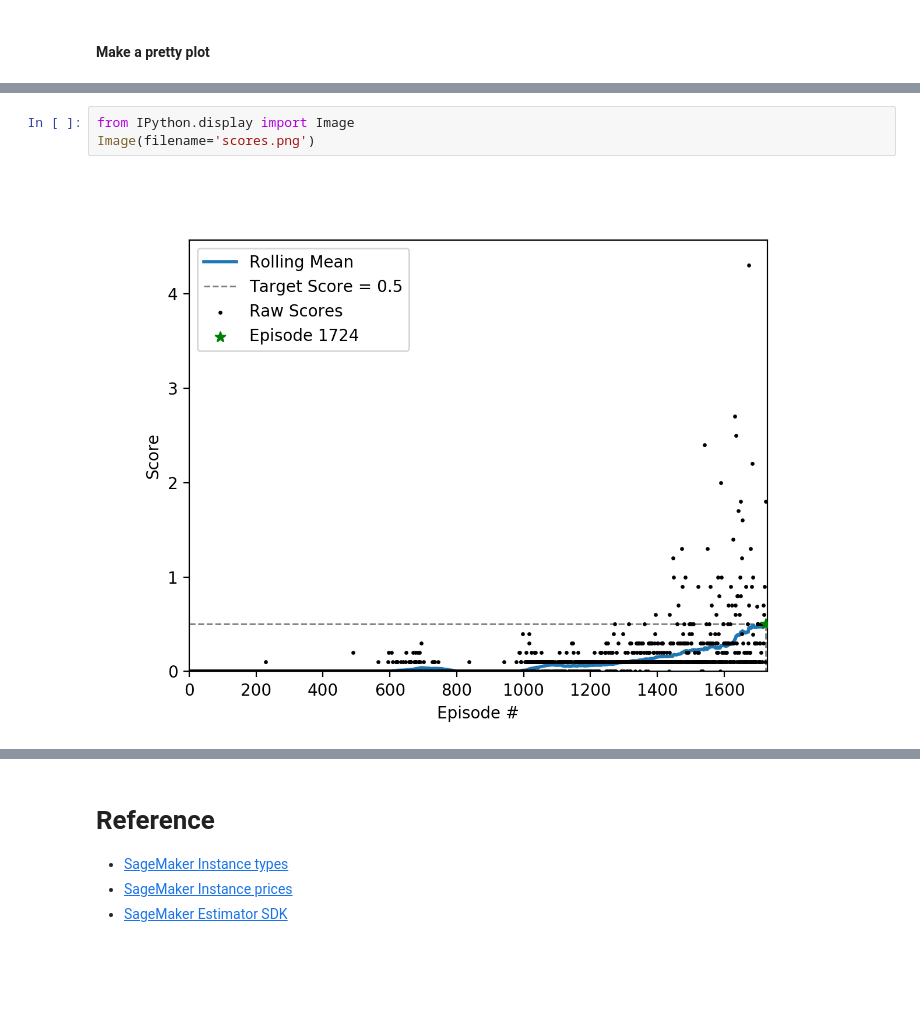
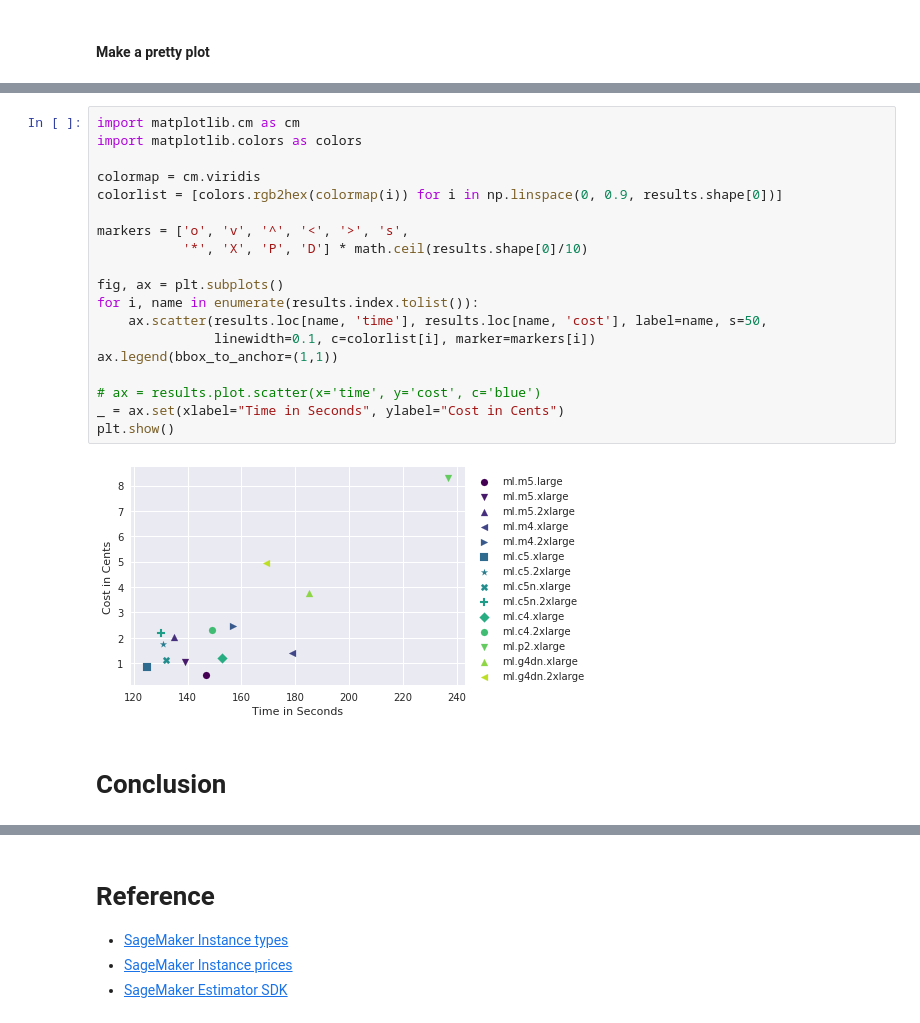
Before and after one commit to daniel-fudge/sagemaker-tennis, a Jupyter notebook: sensitivity.ipynb, the cells around one changed output, grey strips where cells are left out. Cells and saved outputs as stored; diff of their text form; blank space fills up the shorter version.

```diff
--- a/sensitivity.ipynb
+++ b/sensitivity.ipynb
@@ -168,5 +158,23 @@ sagemaker-tennis-2020-06-22-03-30-01-701/output/output.tar.gz
-# %%
-from IPython.display import Image
-Image(filename='scores.png')
-# %% [output]
-[figure, removed]
+# %%
+import matplotlib.cm as cm
+import matplotlib.colors as colors
+
+colormap = cm.viridis
+colorlist = [colors.rgb2hex(colormap(i)) for i in np.linspace(0, 0.9, results.shape[0])]
+
+markers = ['o', 'v', '^', '<', '>', 's',
+           '*', 'X', 'P', 'D'] * math.ceil(results.shape[0]/10)
+
+fig, ax = plt.subplots()
+for i, name in enumerate(results.index.tolist()):
+    ax.scatter(results.loc[name, 'time'], results.loc[name, 'cost'], label=name, s=50,
+               linewidth=0.1, c=colorlist[i], marker=markers[i])
+ax.legend(bbox_to_anchor=(1,1))
+
+# ax = results.plot.scatter(x='time', y='cost', c='blue')
+_ = ax.set(xlabel="Time in Seconds", ylabel="Cost in Cents")
+plt.show()
+# %% [output]
+[figure, added]
+# %% [markdown]
+# Conclusion
```
Also changed, not shown: parts of 11 cells of this notebook, 1 other file.
